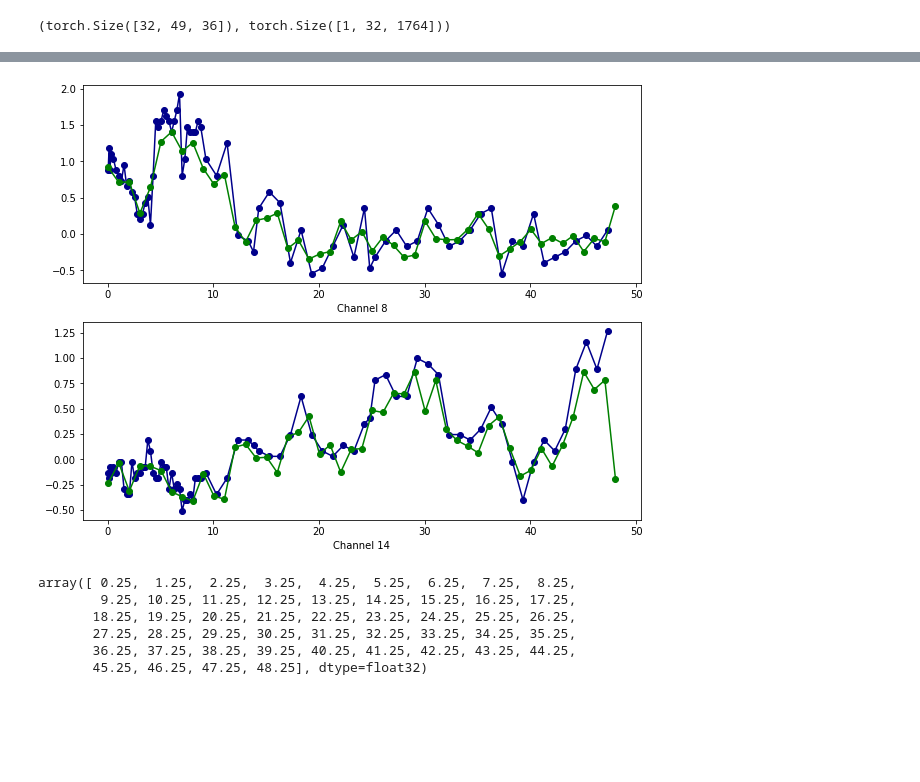
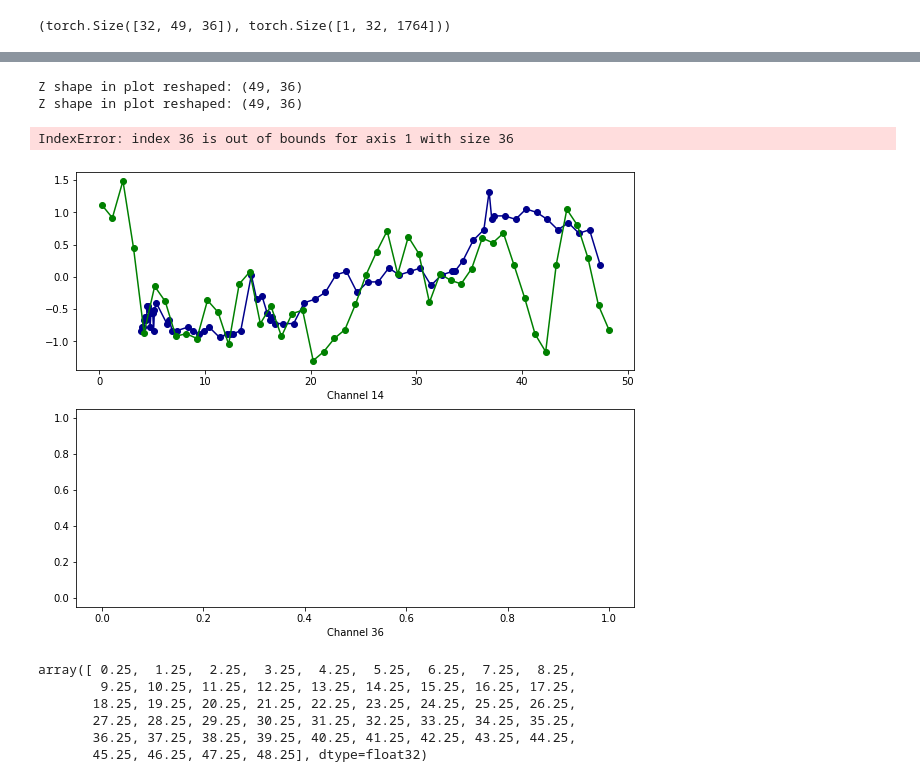
Before and after one commit to BorgwardtLab/Imputing_Signatures, a Jupyter notebook: notebooks/testing_gp_sig_adapter_padding.ipynb, the cells around one changed output, grey strips where cells are left out. Cells and saved outputs as stored; diff of their text form; code cells hidden in the pictures; blank space fills up the shorter version.

```diff
--- a/notebooks/testing_gp_sig_adapter_padding.ipynb
+++ b/notebooks/testing_gp_sig_adapter_padding.ipynb
@@ -20,5 +20,5 @@ from src.utils.train_utils import augment_labels
 # %%
 # Parameter for test setting:
 data_format  = 'GP'
-grid_spacing = 1.
+grid_spacing = 0.1 #1.
 device = 'cpu'
@@ -401,7 +681,7 @@ tensor([[-0.3336,  1.0195, -0.7260],
 # %% [markdown]
 ## Plot one instance (Z imputed overlay with Z-raw)
 # %%
-instance = 0
+instance = 2
 # %%
 Z.shape, Z_raw.shape
 # %% [output]
@@ -421,0 +700,3 @@ tensor([-0.3672, -1.4471, -1.3756,  ..., -0.2208,  0.1092, -0.5479],
+# %%
+test_inputs_i = test_inputs[instance]
+test_indices_i = test_indices[instance]
@@ -435,17 +720,14 @@ array([ 0,  1,  2,  3,  4,  5,  6,  7,  8,  9, 10, 11, 12, 13, 14, 15, 16,
 # %%
 def plot_instance(instance, Z, Z_raw, test_inputs,
                   test_indices, inputs, indices,
-                  values, show_channels='all', show_type=['gp', 'gp_reshaped', 'input']):
+                  values, show_channels='all', show_type=['gp', 'gp_reshaped', 'input'],
+                 n_mc_smps=1, batch_size=32):
     """
     Plot GP posterior sample of patient
     - Z_raw: posterior draw (in raw format before reshaping for clf)
     - test_inputs: (time grid to query the GP)
     - test_indices: tasks indices to query the GP
     """
-    #first extract data of instance:
-    Z_i = Z[instance].detach().numpy() #reshaped GP draw
-    Z_raw_i = Z_raw[0,instance].detach().numpy() #raw GP draw
-
     test_inputs_i = test_inputs[instance].flatten() # query grid points
     test_indices_i = test_indices[instance].flatten() # query task indices
     inputs_i = inputs[instance].flatten() # training time points
@@ -458,13 +740,22 @@ def plot_instance(instance, Z, Z_raw, test_inputs,
     else:
         n_channels = len(show_channels)
     fig, ax = plt.subplots(nrows=n_channels, figsize=(5*n_channels, 4*n_channels))
-    for i, channel in enumerate(show_channels):
-        if 'gp' in show_type:
-            plot_channel(ax[i], Z_raw_i, test_inputs_i, test_indices_i, channel)
-        if 'input' in show_type:
-            plot_channel(ax[i], values_i, inputs_i, indices_i, channel, color='darkblue')
-        if 'gp_reshaped' in show_type:
-            plot_reshaped_channel(ax[i], Z_i, test_inputs_i, channel, color='green')
+
+    for sample in np.arange(n_mc_smps):
+        #first extract data of instance:
+        Z_i = Z[instance + batch_size*sample]
+        Z_i = Z_i.detach().numpy() #reshaped GP draw
+        Z_raw_i = Z_raw[sample,instance] #raw GP draw
+        Z_raw_i = Z_raw_i.detach().numpy()
+
+        for i, channel in enumerate(show_channels):
+            if sample == 0:
+                if 'input' in show_type:
+                    plot_channel(ax[i], values_i, inputs_i, indices_i, channel, color='darkblue')
+            if 'gp' in show_type:
+                plot_channel(ax[i], Z_raw_i, test_inputs_i, test_indices_i, channel)
+            if 'gp_reshaped' in show_type:
+                plot_reshaped_channel(ax[i], Z_i, test_inputs_i, channel, color='green')
 # %%
 def plot_channel(ax, Z_raw, test_inputs, test_indices, channel, color='red'):
     x = test_inputs[test_indices == channel]
@@ -485,9 +795,15 @@ plot_instance(2, Z, Z_raw, test_inputs,
 # %%
-plot_instance(1, Z, Z_raw, test_inputs,
+plot_instance(0, Z, Z_raw, test_inputs,
               test_indices, inputs, indices,
-              values, show_channels=[8,14], show_type=['input', 'gp_reshaped'])
+              values, show_channels=[14,36], #[14, 36]
+              show_type=['input', 'gp_reshaped'],
+              n_mc_smps=n_mc_smps,
+              batch_size=batch_size)
 # %% [output]
+Z shape in plot reshaped: (49, 36)
+Z shape in plot reshaped: (49, 36)
+IndexError: index 36 is out of bounds for axis 1 with size 36
-[figure, old version]
+[figure, new version]
 # %%
 np.unique(test_inputs_first)
 # %% [output]
```
Also changed, not shown: parts of 30 cells of this notebook.
